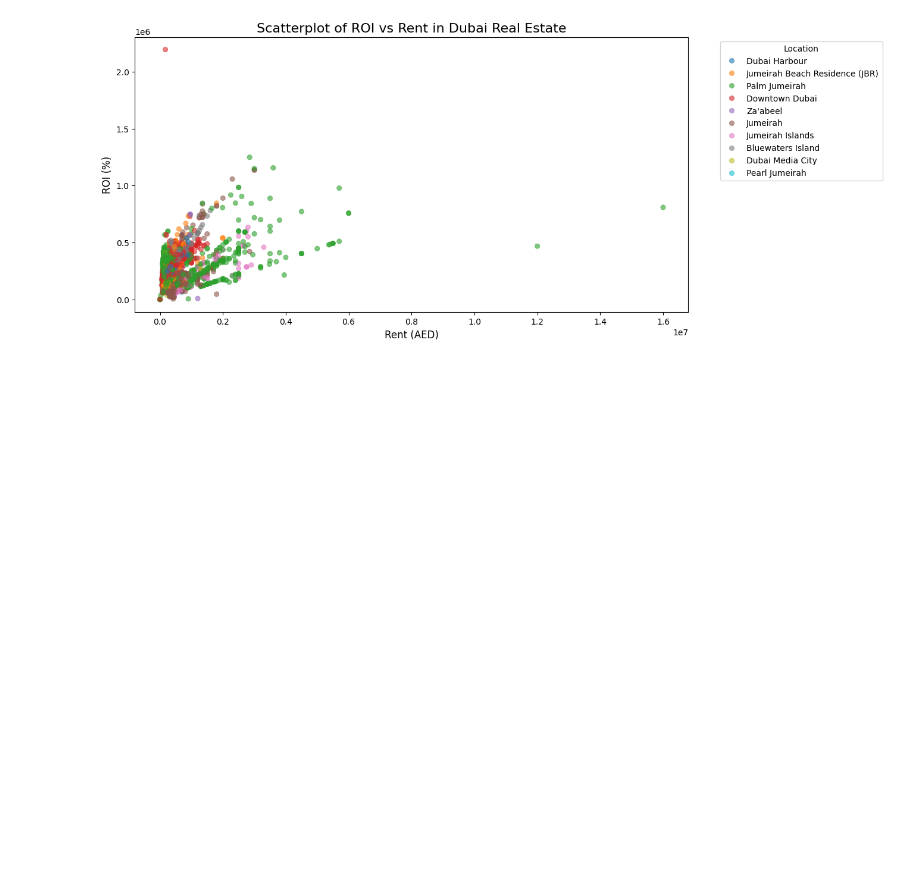
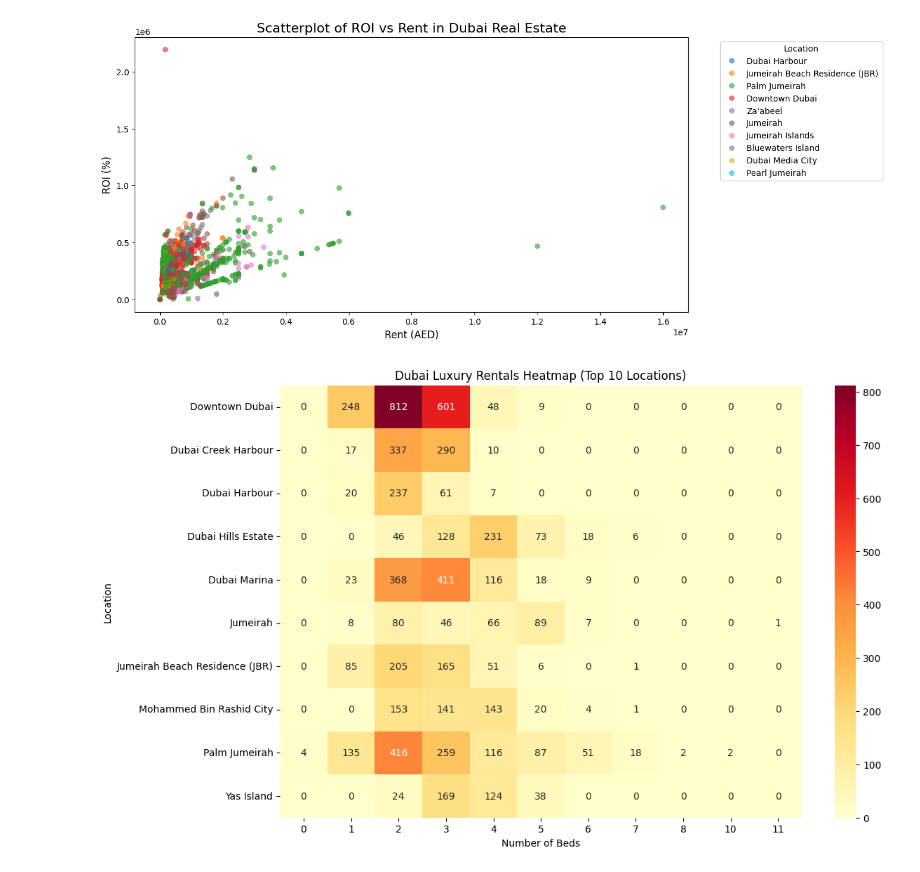
Before and after one commit to zahraaAsgari/python-mini-projects, a Jupyter notebook: Untitled1.ipynb, the cells around one changed output. Saved outputs shown, nothing was run; the diff lists cells and outputs as text; code cells hidden in the pictures; blank space fills up the shorter version.

```diff
--- a/Untitled1.ipynb
+++ b/Untitled1.ipynb
@@ -241,0 +257,39 @@ plt.show()
+# %%
+# 4️⃣ انتخاب Top 10 Locations برای نمایش تمیزتر
+top_locations = df_luxury['Location'].value_counts().head(10).index
+df_luxury_top = df_luxury[df_luxury['Location'].isin(top_locations)]
+
+# توضیح:
+# اگر تعداد مناطق زیاد باشد، فقط ۱۰ منطقه پرتقاضا را نگه می‌داریم تا heatmap خوانا باشد
+# %%
+# 5️⃣ ساخت جدول محوری (Pivot Table)
+# ستون‌های اضافه: Beds, Baths
+luxury_counts = df_luxury_top.pivot_table(
+    index='Location',
+    columns='Beds',
+    values='Rent',  # تعداد خانه‌ها یا میانگین Rent
+    aggfunc='count',  # تعداد ملک‌های لوکس
+    fill_value=0
+)
+
+# توضیح:
+# pivot_table برای ساخت جدول محور برای heatmap
+# index = محور Y، columns = محور X
+# aggfunc='count' تعداد ملک‌ها را می‌شمارد
+# fill_value=0 جای خالی را صفر می‌گذارد
+# %%
+# 6️⃣ رسم Heatmap
+plt.figure(figsize=(12,8))
+sns.heatmap(luxury_counts, annot=True, fmt="d", cmap="YlOrRd")
+plt.title("Dubai Luxury Rentals Heatmap (Top 10 Locations)")
+plt.ylabel("Location")
+plt.xlabel("Number of Beds")
+plt.savefig('luxury.jpg',dpi=300,bbox_inches='tight')
+plt.show()
+
+# توضیح:
+# annot=True: مقادیر عددی روی خانه‌ها نشان داده شود
+# fmt="d": فرمت عدد صحیح
+# cmap="YlOrRd": رنگ زرد تا قرمز (گرم‌تر = لوکس‌تر)
+# %% [output]
+[figure, added]
```
Also changed, not shown: parts of 8 cells of this notebook, 7 other files.
